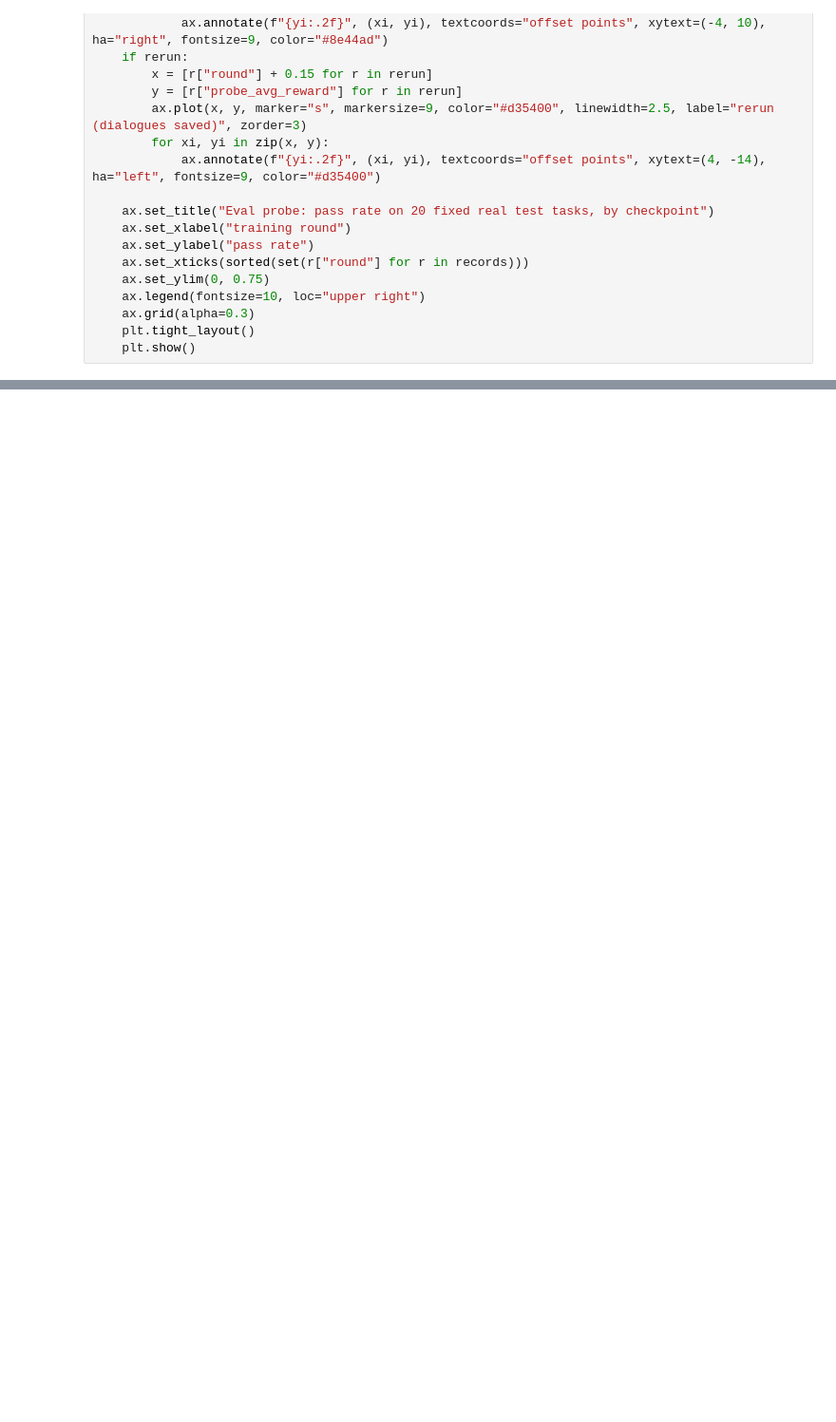
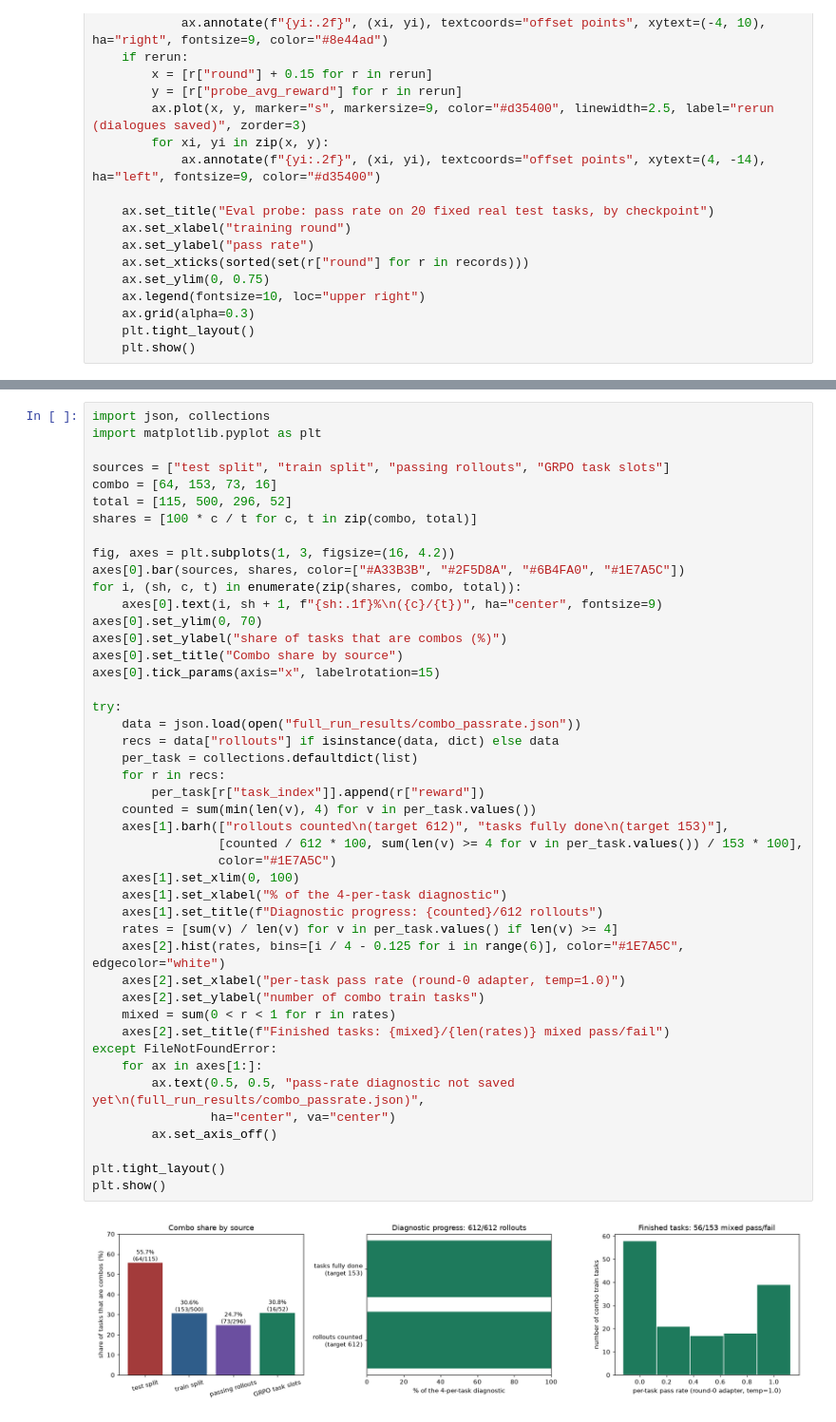
Before and after one commit to teacher57/qwen3-14b-tau-train, a Jupyter notebook: notebooks/qwen3_14b_training_and_rollouts.ipynb, the cells around one changed output, grey strips where cells are left out. Shown at 95% size. Drawn from its saved outputs; the diff is of its cells as text; blank space fills up the shorter version.

```diff
--- a/notebooks/qwen3_14b_training_and_rollouts.ipynb
+++ b/notebooks/qwen3_14b_training_and_rollouts.ipynb
@@ -219,0 +239,47 @@ else:
+# %%
+import json, collections
+import matplotlib.pyplot as plt
+
+sources = ["test split", "train split", "passing rollouts", "GRPO task slots"]
+combo = [64, 153, 73, 16]
+total = [115, 500, 296, 52]
+shares = [100 * c / t for c, t in zip(combo, total)]
+
+fig, axes = plt.subplots(1, 3, figsize=(16, 4.2))
+axes[0].bar(sources, shares, color=["#A33B3B", "#2F5D8A", "#6B4FA0", "#1E7A5C"])
+for i, (sh, c, t) in enumerate(zip(shares, combo, total)):
+    axes[0].text(i, sh + 1, f"{sh:.1f}%\n({c}/{t})", ha="center", fontsize=9)
+axes[0].set_ylim(0, 70)
+axes[0].set_ylabel("share of tasks that are combos (%)")
+axes[0].set_title("Combo share by source")
+axes[0].tick_params(axis="x", labelrotation=15)
+
+try:
+    data = json.load(open("full_run_results/combo_passrate.json"))
+    recs = data["rollouts"] if isinstance(data, dict) else data
+    per_task = collections.defaultdict(list)
+    for r in recs:
+        per_task[r["task_index"]].append(r["reward"])
+    counted = sum(min(len(v), 4) for v in per_task.values())
+    axes[1].barh(["rollouts counted\n(target 612)", "tasks fully done\n(target 153)"],
+                 [counted / 612 * 100, sum(len(v) >= 4 for v in per_task.values()) / 153 * 100],
+                 color="#1E7A5C")
+    axes[1].set_xlim(0, 100)
+    axes[1].set_xlabel("% of the 4-per-task diagnostic")
+    axes[1].set_title(f"Diagnostic progress: {counted}/612 rollouts")
+    rates = [sum(v) / len(v) for v in per_task.values() if len(v) >= 4]
+    axes[2].hist(rates, bins=[i / 4 - 0.125 for i in range(6)], color="#1E7A5C", edgecolor="white")
+    axes[2].set_xlabel("per-task pass rate (round-0 adapter, temp=1.0)")
+    axes[2].set_ylabel("number of combo train tasks")
+    mixed = sum(0 < r < 1 for r in rates)
+    axes[2].set_title(f"Finished tasks: {mixed}/{len(rates)} mixed pass/fail")
+except FileNotFoundError:
+    for ax in axes[1:]:
+        ax.text(0.5, 0.5, "pass-rate diagnostic not saved yet\n(full_run_results/combo_passrate.json)",
+                ha="center", va="center")
+        ax.set_axis_off()
+
+plt.tight_layout()
+plt.show()
+# %% [output]
+[figure, added]
```
Also changed, not shown: parts of 6 cells of this notebook, 24 other files.
